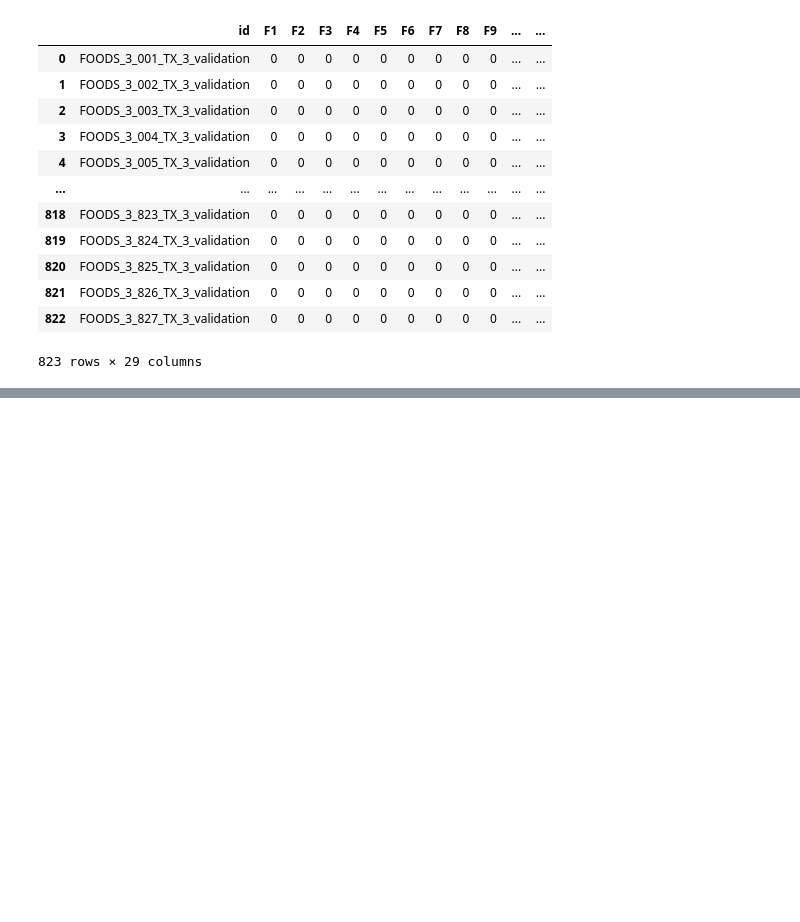
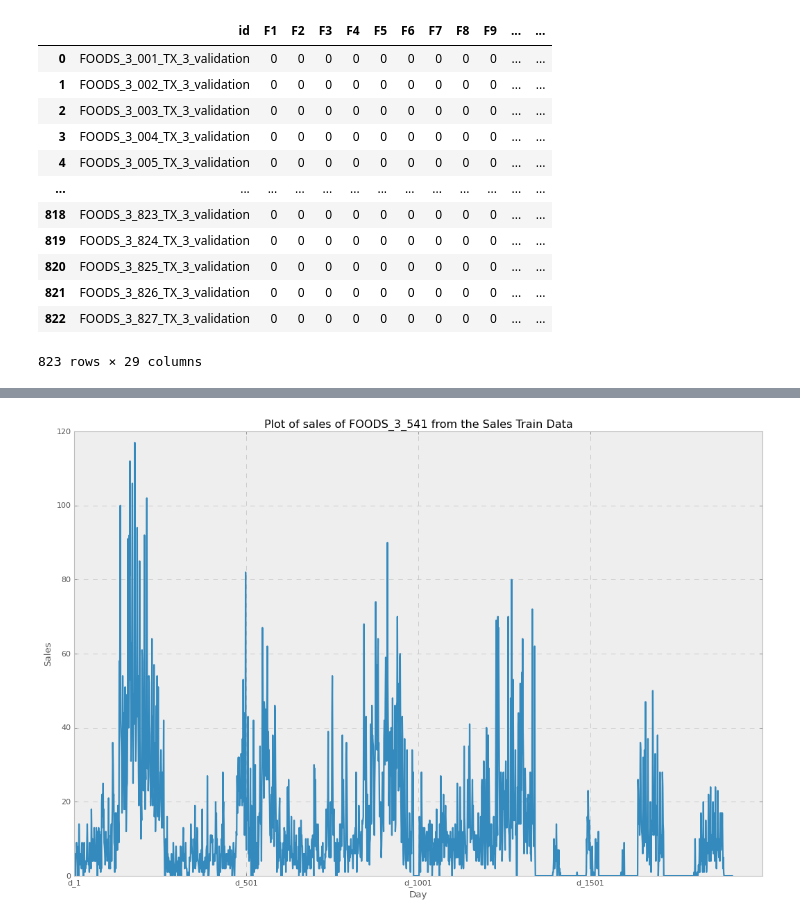
Before and after one commit to barath-uni/AFCS_Group_4, a Jupyter notebook: data_model_python.ipynb, the cells around one changed output, grey strips where cells are left out. Saved outputs shown, nothing was run; the diff lists cells and outputs as text; code cells hidden in the pictures; blank space fills up the shorter version.

Commit message:
Data Analysis and LSTM

```diff
--- a/data_model_python.ipynb
+++ b/data_model_python.ipynb
@@ -131,0 +170,4 @@ df_sample_sub
+# %%
+product = df_sales_train[df_sales_train["id"]=="FOODS_3_541_TX_3_validation"]
+product = product.set_index("id")
+product.head()
@@ -131,0 +179,10 @@ df_sample_sub
+# %%
+row = product.iloc[0]
+row.plot(figsize=[16,10])
+ax = plt.gca()
+plt.title("Plot of sales of FOODS_3_541 from the Sales Train Data")
+plt.xlabel("Day")
+plt.ylabel("Sales")
+plt.show()
+# %% [output]
+[figure, added]
```
Also changed, not shown: parts of 9 cells of this notebook, 2 other files.
